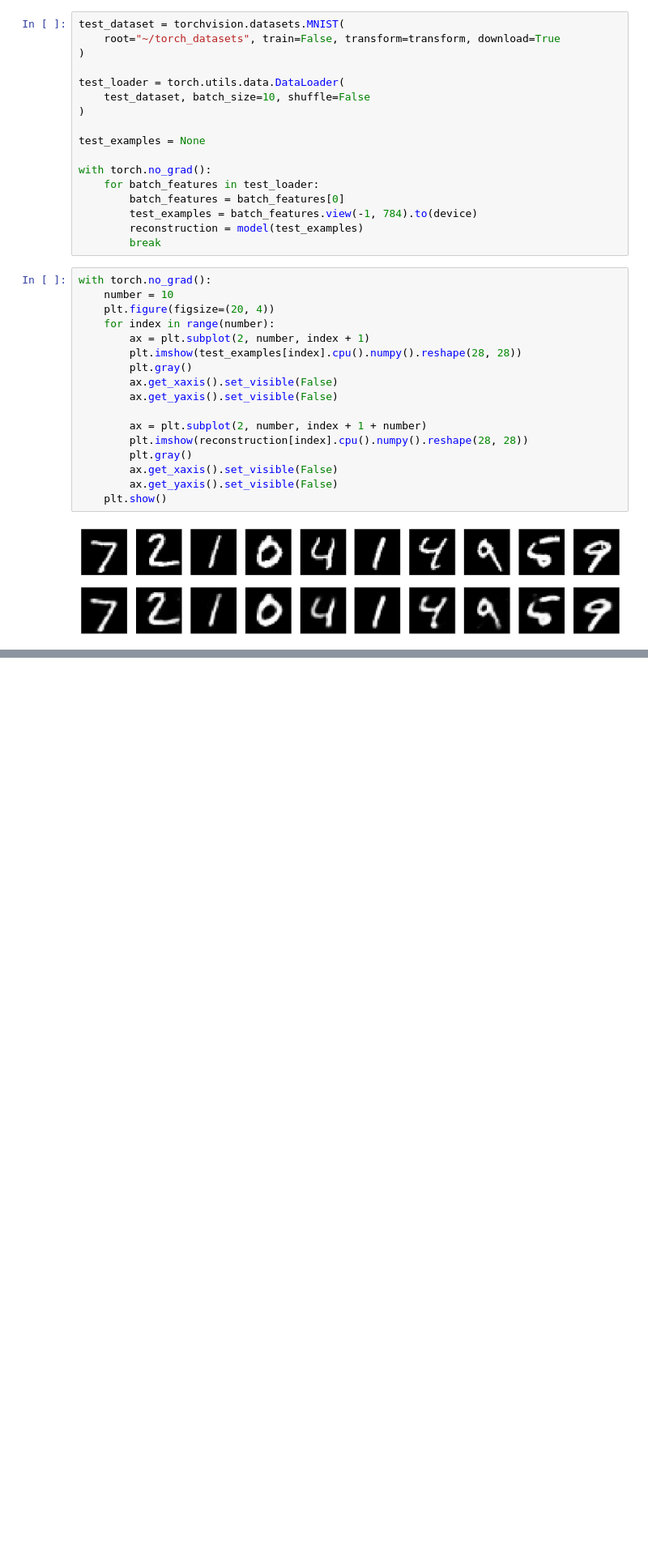
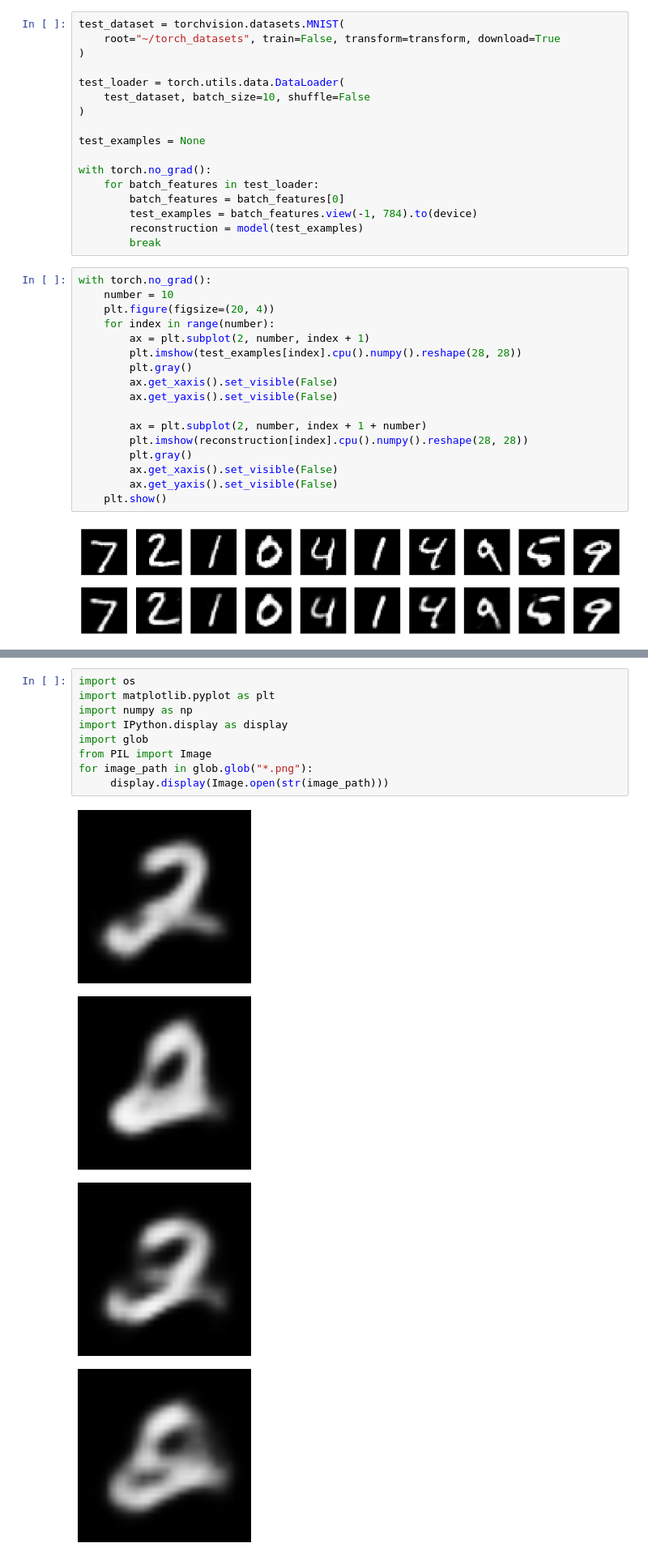
Before and after one commit to StarAtNyte/AutoEncoders, a Jupyter notebook: Autoencoders.ipynb, the cells around one changed output, grey strips where cells are left out. Shown at 81% size. Drawn from its saved outputs; the diff is of its cells as text; blank space fills up the shorter version.

```diff
--- a/Autoencoders.ipynb
+++ b/Autoencoders.ipynb
@@ -147,0 +265,14 @@ with torch.no_grad():
+# %%
+import os
+import matplotlib.pyplot as plt
+import numpy as np
+import IPython.display as display
+import glob
+from PIL import Image
+for image_path in glob.glob("*.png"):
+     display.display(Image.open(str(image_path)))
+# %% [output]
+[figure, added]
+[figure, added]
+[figure, added]
+[figure, added]
```
Also changed, not shown: parts of 9 cells of this notebook.
